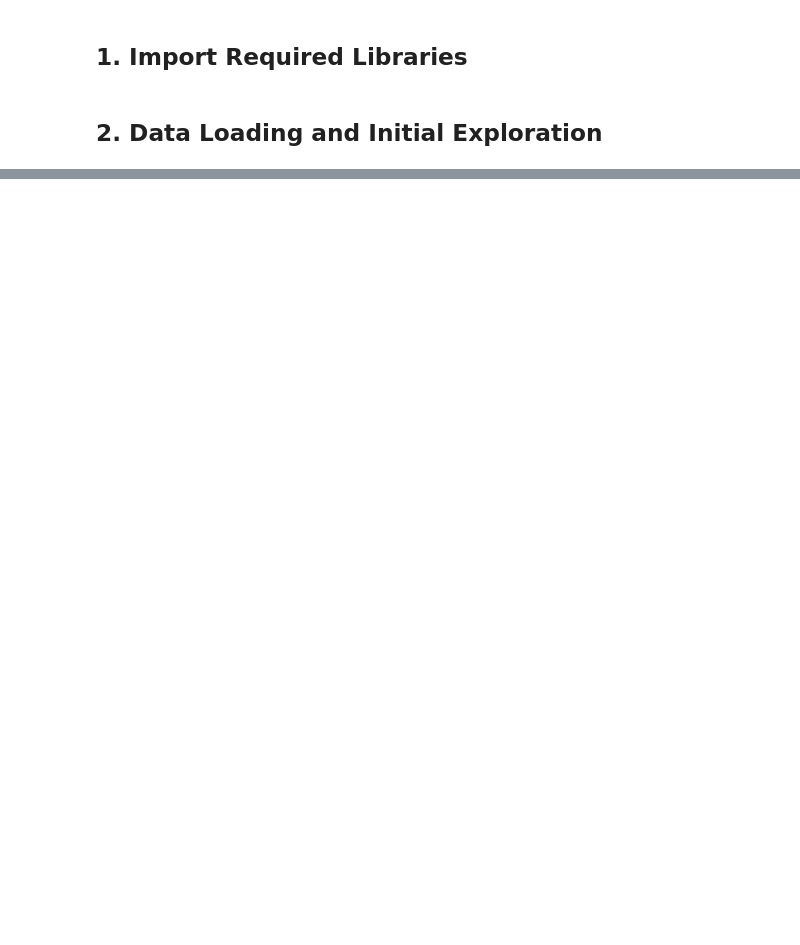
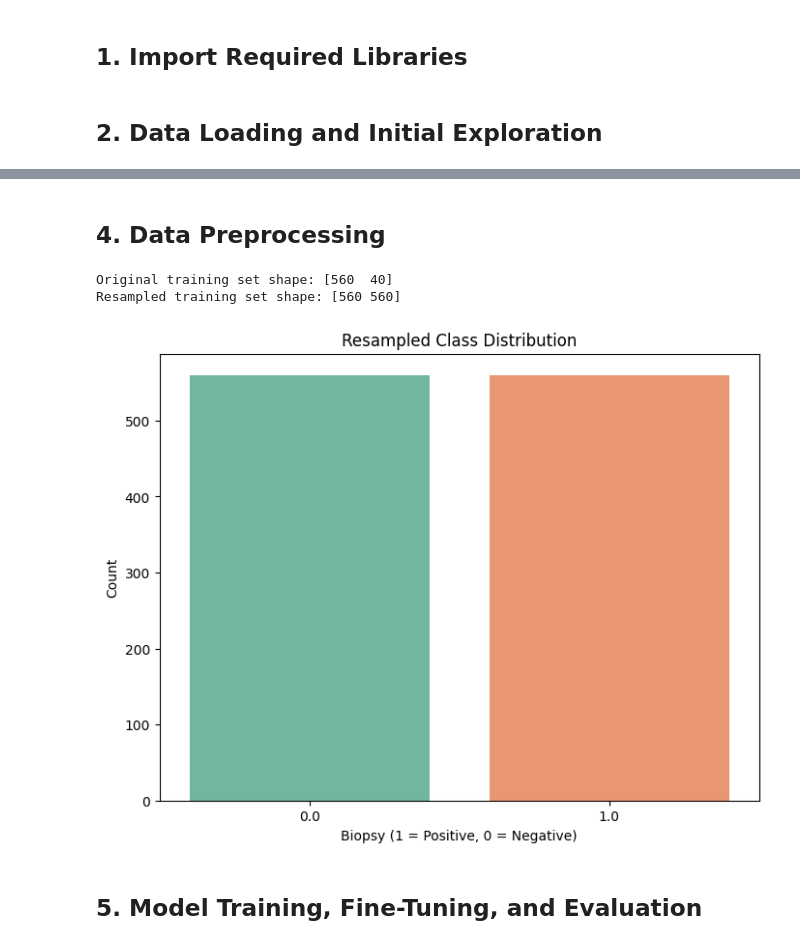
Before and after one commit to zikous/cancer-ml, a Jupyter notebook: notebook.ipynb, the cells around one changed output, grey strips where cells are left out. Drawn from its saved outputs; the diff is of its cells as text; code cells hidden in the pictures; blank space fills up the shorter version.

```diff
--- a/notebook.ipynb
+++ b/notebook.ipynb
@@ -516,0 +180,38 @@ Notebook completed successfully!
+# %% [markdown]
+## 4. Data Preprocessing
+# %%
+# Separate target and features
+target_df = cancer_df['Biopsy']
+input_df = cancer_df.drop(columns=['Biopsy'])
+
+# Convert to numpy arrays
+X = np.array(input_df).astype('float32')
+y = np.array(target_df).astype('float32').reshape(-1, 1)
+
+# Scale the features
+scaler = StandardScaler()
+X = scaler.fit_transform(X)
+
+# Split data into train and test sets (70% train, 30% test)
+X_train, X_test, Y_train, Y_test = train_test_split(X, y, test_size=0.3, random_state=42)
+
+# Apply SMOTE to the training data
+smote = SMOTE(random_state=42)
+X_train_resampled, Y_train_resampled = smote.fit_resample(X_train, Y_train.ravel())
+
+print(f"\nOriginal training set shape: {np.bincount(Y_train.astype(int).ravel())}")
+print(f"Resampled training set shape: {np.bincount(Y_train_resampled.astype(int))}")
+
+# Visualize resampled class distribution
+plt.figure(figsize=(8, 6))
+sns.countplot(x=Y_train_resampled, palette='Set2')
+plt.title('Resampled Class Distribution')
+plt.xlabel('Biopsy (1 = Positive, 0 = Negative)')
+plt.ylabel('Count')
+plt.show()
+# %% [output]
+Original training set shape: [560  40]
+Resampled training set shape: [560 560]
+[figure, added]
+# %% [markdown]
+## 5. Model Training, Fine-Tuning, and Evaluation
```
Also changed, not shown: parts of 35 cells of this notebook, 22 other files.
